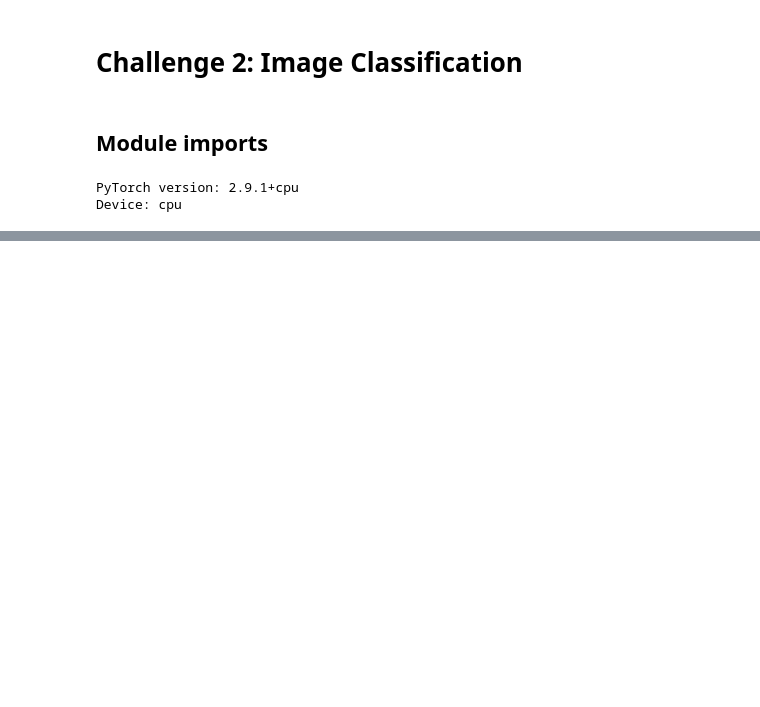
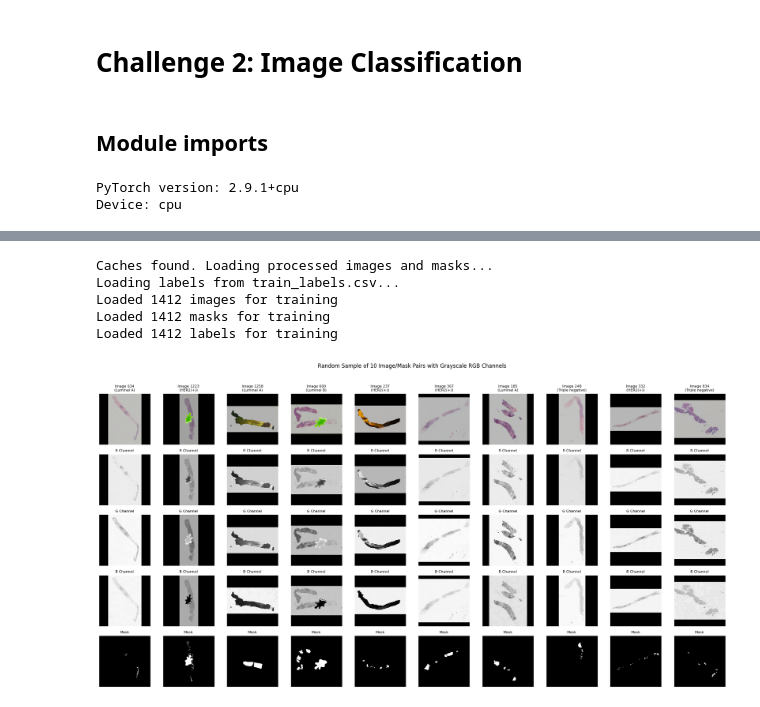
Before and after one commit to jonelrelucio/AN2DL-2025, a Jupyter notebook: challenge2/challenge2.ipynb, the cells around one changed output, grey strips where cells are left out. Saved outputs shown, nothing was run; the diff lists cells and outputs as text; code cells hidden in the pictures; blank space fills up the shorter version.

Commit message:
Added labels

```diff
--- a/challenge2/challenge2.ipynb
+++ b/challenge2/challenge2.ipynb
@@ -47,4 +49,24 @@ Device: cpu
+# %%
+def load_labels_from_csv(csv_path):
+    print(f"Loading labels from {csv_path}...")
+    labels_map = {}
+
+    with open(csv_path, mode='r') as file:
+        reader = csv.reader(file)
+        next(reader)
+
+        for row in reader:
+            if len(row) < 2:
+                continue
+            sample_index, label = row[0], row[1]
+            numeric_id = sample_index.replace('img_', '').replace('.png', '')
+            labels_map[numeric_id] = label
+
+    sorted_ids = sorted(labels_map.keys())
+    train_labels = [labels_map[id_str] for id_str in sorted_ids]
+    return np.array(train_labels)
 # %%
+
 def load_images_from_folder(folder, cache_path_images, cache_path_masks):
 
     if os.path.exists(cache_path_images) and os.path.exists(cache_path_masks):
@@ -63,14 +85,14 @@ def load_images_from_folder(folder, cache_path_images, cache_path_masks):
     for filename in os.listdir(folder):
         if filename.endswith('.png'):
             parts = filename.split('_')
-            if len(parts) == 2 and parts[1].startswith('0') and parts[1].endswith('.png'):
+            if len(parts) == 2 and parts[1].endswith('.png'):
                 # Extract the numeric ID (xxxx.png)
                 ids.add(parts[1].split('.')[0])
 
     sorted_ids = sorted(list(ids))
     print(f"Found {len(sorted_ids)} unique image/mask pairs based on filenames.")
 
-    for image_id in enumerate(sorted_ids):
+    for image_id in sorted_ids:
         image_name = f"img_{image_id}.png"
         mask_name = f"mask_{image_id}.png"
 
@@ -144,6 +166,3 @@ def load_images_from_folder(folder, cache_path_images, cache_path_masks):
     np.save(cache_path_masks, final_masks)
 
     return final_images, final_masks
-
-train_images, train_masks = load_images_from_folder(hparams.TRAIN_DATA_PATH, hparams.TRAIN_IMAGES_CACHE_PATH, hparams.TRAIN_MASKS_CACHE_PATH)
-print(f"Loaded {len(train_images)} images for training")
@@ -214,0 +169,18 @@ plt.show()
+# %%
+# Load images and labels
+train_images, train_masks = load_images_from_folder(hparams.TRAIN_DATA_PATH, hparams.TRAIN_IMAGES_CACHE_PATH, hparams.TRAIN_MASKS_CACHE_PATH)
+train_labels = load_labels_from_csv(hparams.TRAIN_LABEL_PATH)
+print(f"Loaded {len(train_images)} images for training")
+print(f"Loaded {len(train_masks)} masks for training")
+print(f"Loaded {len(train_labels)} labels for training")
+
+
+# Plotting
+cplot.visualize_image_components(train_images, train_masks, train_labels, num_samples=10)
+# %% [output]
+Caches found. Loading processed images and masks...
+Loading labels from train_labels.csv...
+Loaded 1412 images for training
+Loaded 1412 masks for training
+Loaded 1412 labels for training
+[figure, added]
```
Also changed, not shown: parts of 4 cells of this notebook, 2 other files.
